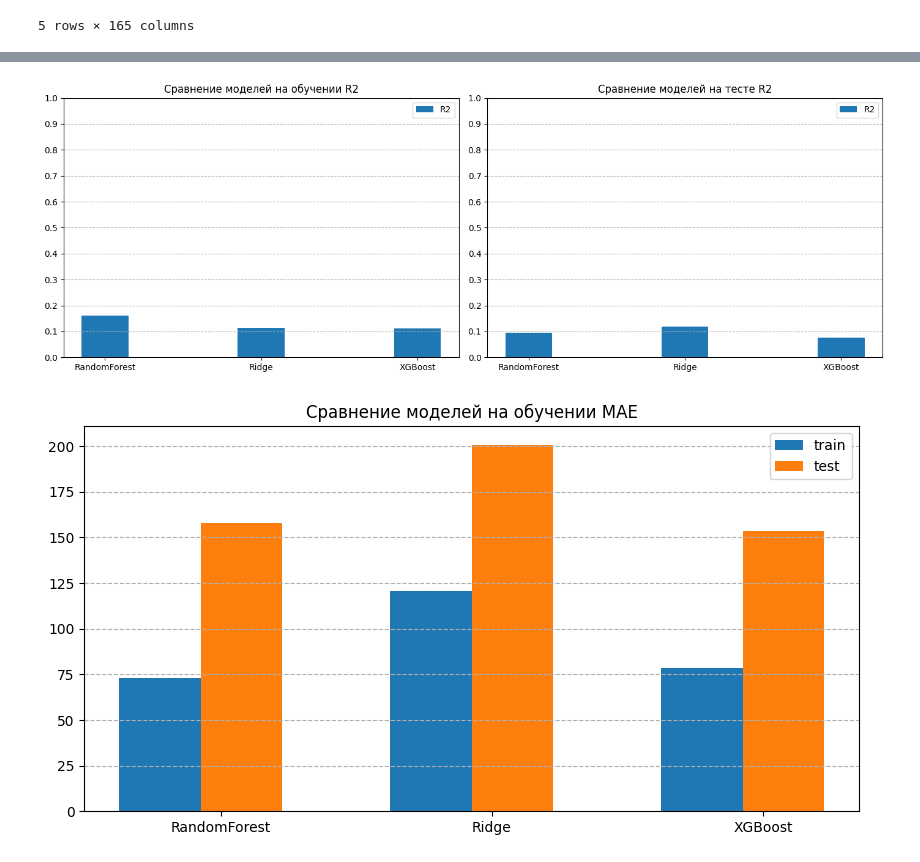
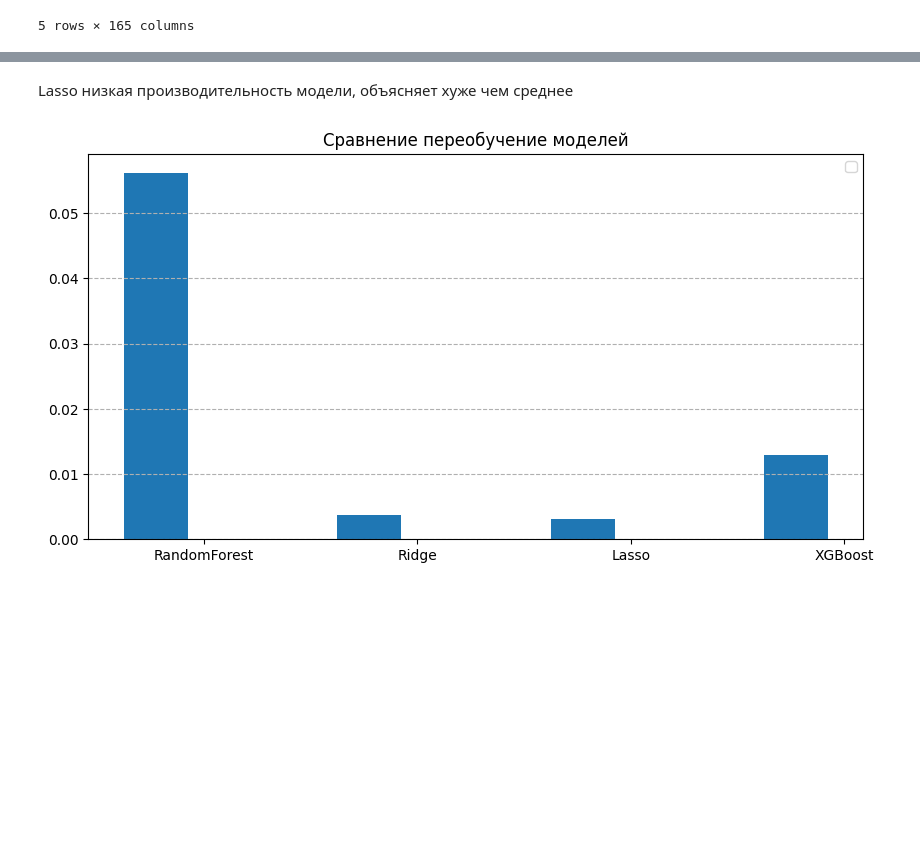
Before and after one commit to alexrad555/coursework_classic_ml, a Jupyter notebook: si_reg.ipynb, the cells around one changed output, grey strips where cells are left out. Saved outputs shown, nothing was run; the diff lists cells and outputs as text; code cells hidden in the pictures; blank space fills up the shorter version.

```diff
--- a/si_reg.ipynb
+++ b/si_reg.ipynb
@@ -276,59 +243,27 @@ Fitting 3 folds for each of 10 candidates, totalling 30 fits
+# %% [markdown]
+Lasso низкая производительность модели, объясняет хуже чем среднее
 # %%
 df_metrics_train = pd.DataFrame({
-    'Model': ['RandomForest', 'Ridge', 'XGBoost'],
-    'R2': [train_r2, train_r2_ridge, train_r2_xgb],
-    'MAE': [train_mae, train_mae_ridge, train_mae_xgb],
-    'RMSE': [train_rmse, train_rmse_ridge, train_rmse_xgb],
-    'MSE': [train_mse, train_mse_ridge, train_mse_xgb]
+    'Model': ['RandomForest', 'Ridge', 'Lasso', 'XGBoost'],
+    'R2': [train_r2, train_r2_ridge, train_r2_lasso, train_r2_xgb],
+    'MSE': [train_mse, train_mse_ridge, train_mse_lasso, train_mse_xgb]
 })
 
 df_metrics_test = pd.DataFrame({
-    'Model': ['RandomForest', 'Ridge', 'XGBoost'],
-    'R2': [test_r2, test_r2_ridge, test_r2_xgb],
-    'MAE': [test_mae, test_mae_ridge, test_mae_xgb],
-    'RMSE': [test_rmse, test_rmse_ridge, test_rmse_xgb],
-    'MSE': [test_mse, test_mse_ridge, test_mse_xgb],
-    'RETRAINING': [retraining, retraining_ridge, retraining_xgb]
+    'Model': ['RandomForest', 'Ridge', 'Lasso', 'XGBoost'],
+    'R2': [test_r2, test_r2_ridge, test_r2_lasso, test_r2_xgb],
+    'MSE': [test_mse, test_mse_ridge, test_mse_lasso, test_mse_xgb],
+    'RETRAINING': [retraining, retraining_ridge, retraining_lasso, retraining_xgb]
 })
 # %%
-fig, axes = plt.subplots(1, 2, figsize=(14, 5))
-
+plt.figure(figsize=(10, 5))
 width = 0.3
-
-x_train = np.arange(len(df_metrics_train['Model']))
-axes[0].bar(x_train, df_metrics_train['R2'], width, label='R2')
-axes[0].set_xticks(x_train)
-axes[0].set_xticklabels(df_metrics_train['Model'])
-axes[0].set_ylim(0, 1)
-axes[0].set_yticks(np.arange(0, 1.1, 0.1))
-axes[0].grid(axis='y', linestyle='--')
-axes[0].set_title('Сравнение моделей на обучении R2')
-axes[0].legend()
-
-x_test = np.arange(len(df_metrics_test['Model']))
-axes[1].bar(x_test, df_metrics_test['R2'], width, label='R2')
-axes[1].set_xticks(x_test)
-axes[1].set_xticklabels(df_metrics_test['Model'])
-axes[1].set_ylim(0, 1)
-axes[1].set_yticks(np.arange(0, 1.1, 0.1))
-axes[1].grid(axis='y', linestyle='--')
-axes[1].set_title('Сравнение моделей на тесте R2')
-axes[1].legend()
-
-plt.tight_layout()
+x = np.arange(len(df_metrics_test['Model']))
+plt.bar(x - 0.75 * width, df_metrics_test['RETRAINING'], width)
+plt.xticks(x, df_metrics_test['Model'])
+plt.legend()
+plt.grid(axis='y',linestyle= '--')
+plt.title('Сравнение переобучение моделей')
 plt.show()
 # %% [output]
-[figure, old version]
+[figure, new version]
-# %%
-plt.figure(figsize=(10, 5))
-width = 0.3
-x = np.arange(len(df_metrics_train['Model']))
-plt.bar(x - 0.75 * width, df_metrics_train['MAE'], width, label='train')
-plt.bar(x + 0.25 * width, df_metrics_test['MAE'], width, label='test')
-plt.xticks(x, df_metrics_train['Model'])
-plt.legend()
-plt.grid(axis='y',linestyle= '--')
-plt.title('Сравнение моделей на обучении MAE')
-plt.show()
-# %% [output]
-[figure, removed]
```
Also changed, not shown: parts of 16 cells of this notebook.
